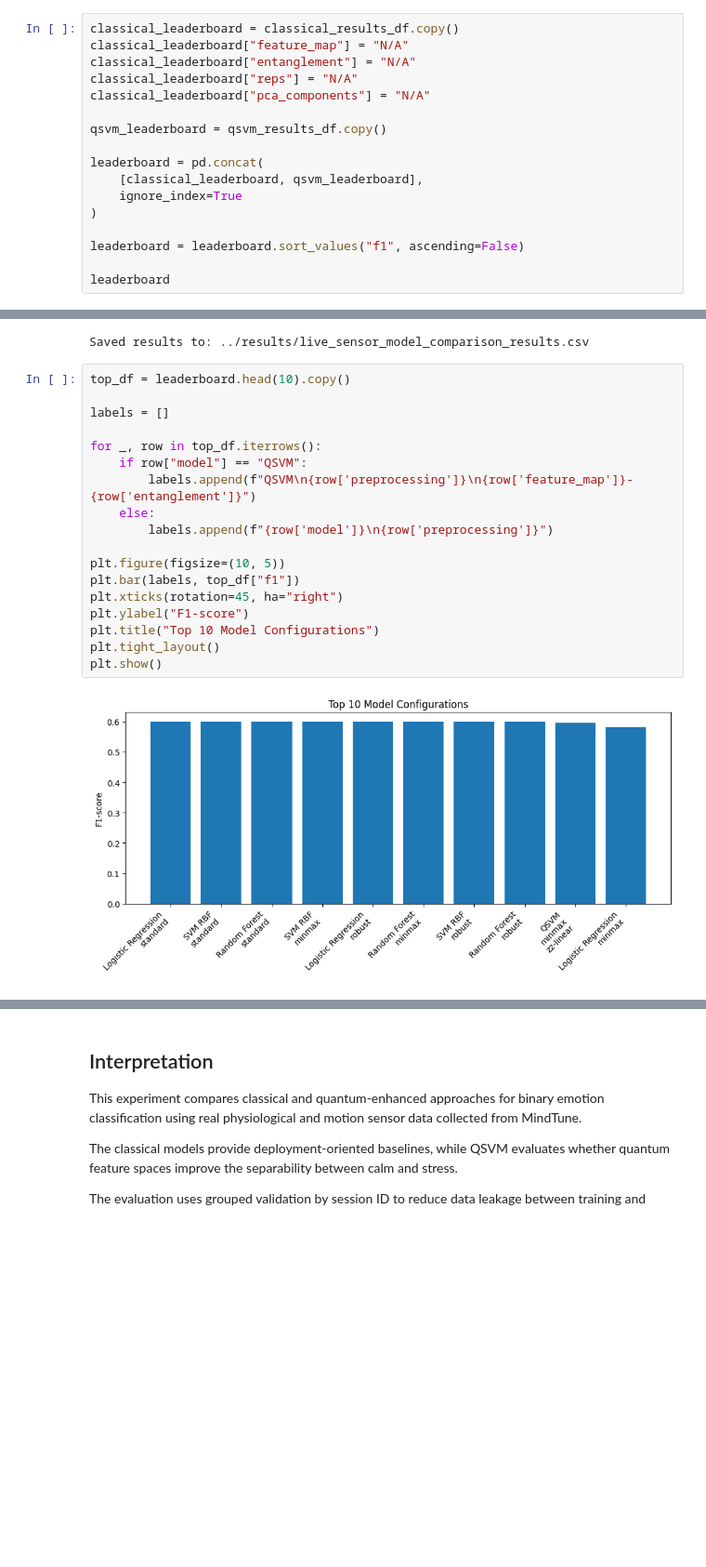
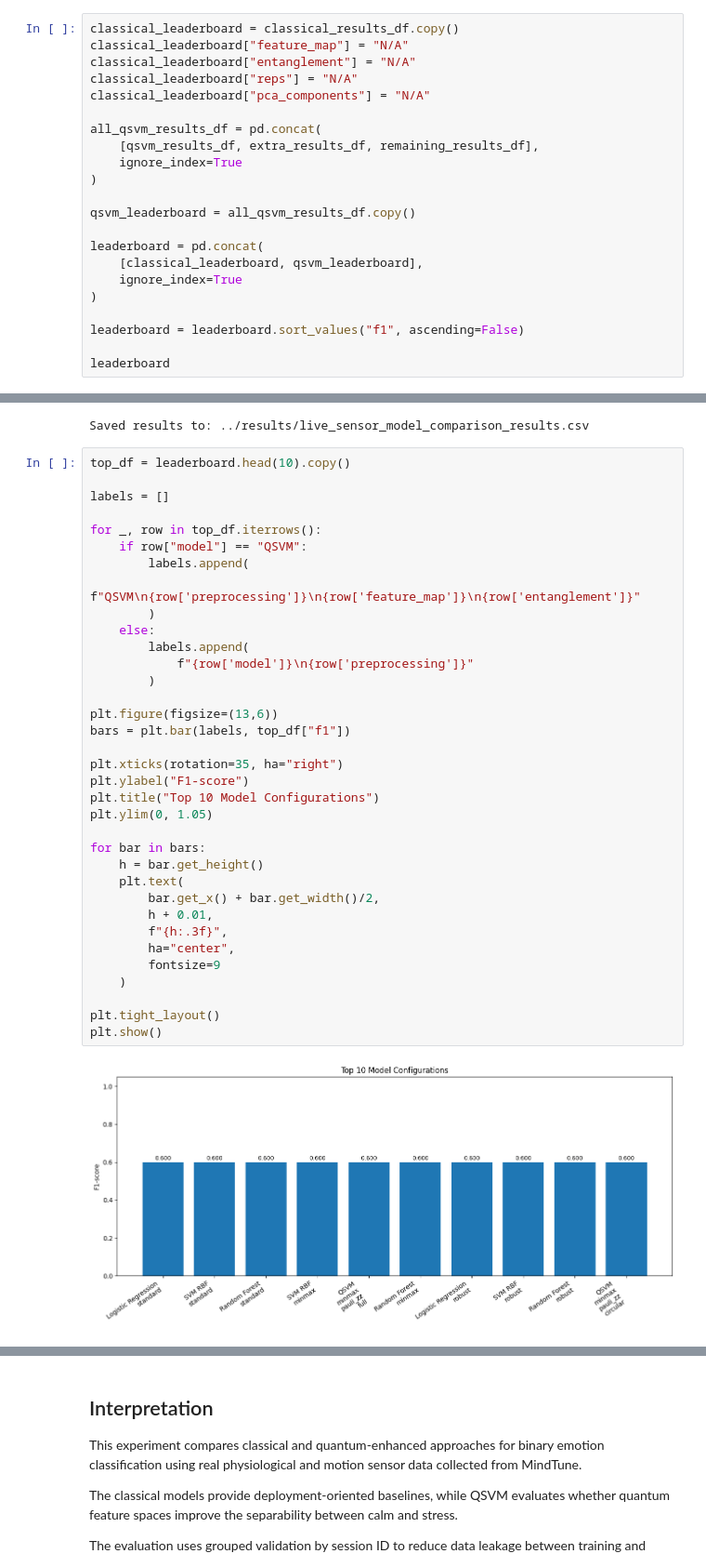
Before and after one commit to qskenza/MindTune, a Jupyter notebook: notebooks/2-live-sensor-model-comparison.ipynb, the cells around one changed output, grey strips where cells are left out. Shown at 93% size. Saved outputs shown, nothing was run; the diff lists cells and outputs as text; blank space fills up the shorter version.

```diff
--- a/notebooks/2-live-sensor-model-comparison.ipynb
+++ b/notebooks/2-live-sensor-model-comparison.ipynb
@@ -566,7 +778,12 @@ classical_leaderboard["entanglement"] = "N/A"
 classical_leaderboard["reps"] = "N/A"
 classical_leaderboard["pca_components"] = "N/A"
 
-qsvm_leaderboard = qsvm_results_df.copy()
+all_qsvm_results_df = pd.concat(
+    [qsvm_results_df, extra_results_df, remaining_results_df],
+    ignore_index=True
+)
+
+qsvm_leaderboard = all_qsvm_results_df.copy()
 
 leaderboard = pd.concat(
     [classical_leaderboard, qsvm_leaderboard],
@@ -605,21 +822,38 @@ Saved results to: ../results/live_sensor_model_comparison_results.csv
 # %%
 top_df = leaderboard.head(10).copy()
 
 labels = []
 
 for _, row in top_df.iterrows():
     if row["model"] == "QSVM":
-        labels.append(f"QSVM\n{row['preprocessing']}\n{row['feature_map']}-{row['entanglement']}")
+        labels.append(
+            f"QSVM\n{row['preprocessing']}\n{row['feature_map']}\n{row['entanglement']}"
+        )
     else:
-        labels.append(f"{row['model']}\n{row['preprocessing']}")
+        labels.append(
+            f"{row['model']}\n{row['preprocessing']}"
+        )
 
-plt.figure(figsize=(10, 5))
-plt.bar(labels, top_df["f1"])
-plt.xticks(rotation=45, ha="right")
+plt.figure(figsize=(13,6))
+bars = plt.bar(labels, top_df["f1"])
+
+plt.xticks(rotation=35, ha="right")
 plt.ylabel("F1-score")
 plt.title("Top 10 Model Configurations")
+plt.ylim(0, 1.05)
+
+for bar in bars:
+    h = bar.get_height()
+    plt.text(
+        bar.get_x() + bar.get_width()/2,
+        h + 0.01,
+        f"{h:.3f}",
+        ha="center",
+        fontsize=9
+    )
+
 plt.tight_layout()
 plt.show()
 # %% [output]
-[figure, old version]
+[figure, new version]
 # %%
```
Also changed, not shown: parts of 10 cells of this notebook, 1 other file.
